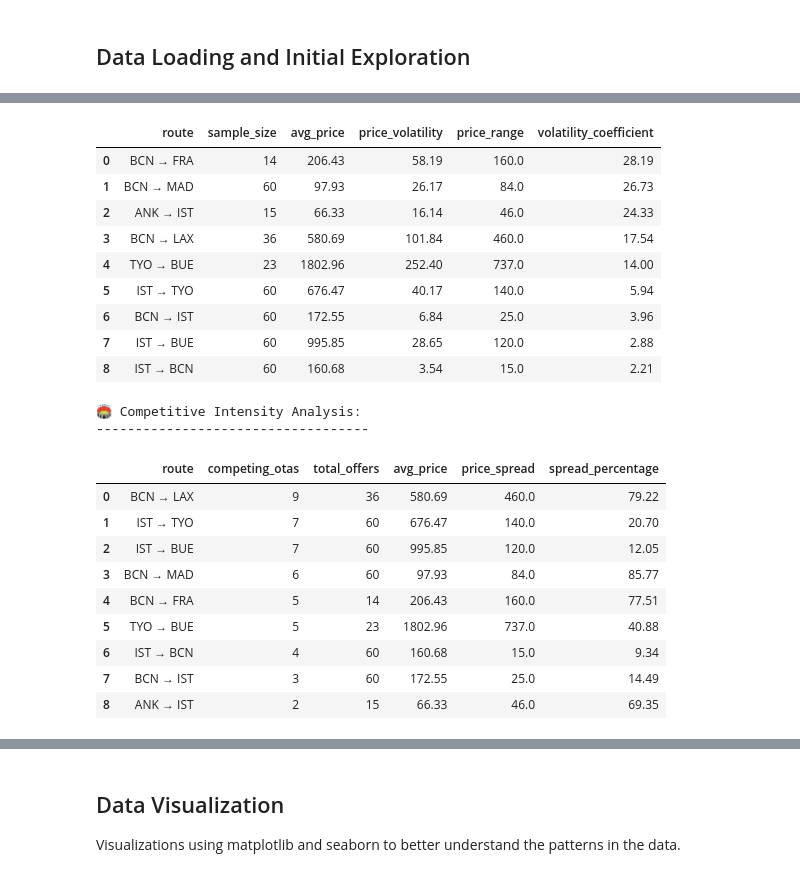
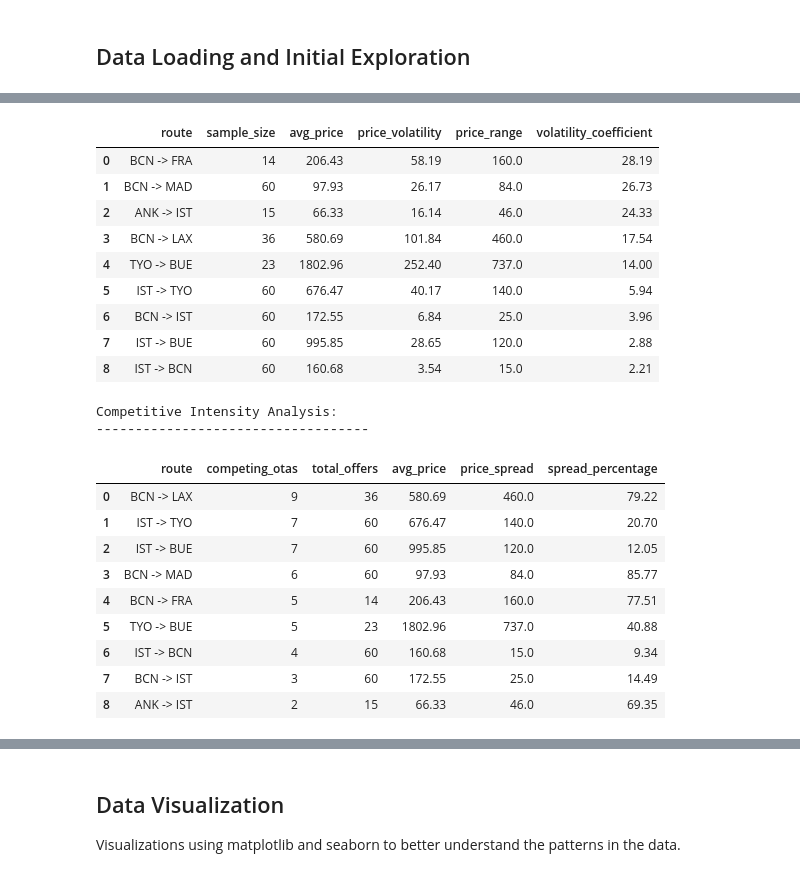
Before and after one commit to KaanDRoid/flight-price-monitoring, a Jupyter notebook: flight_analysis_duckdb.ipynb, the cells around one changed output, grey strips where cells are left out. Saved outputs shown, nothing was run; the diff lists cells and outputs as text; code cells hidden in the pictures.

```diff
--- a/flight_analysis_duckdb.ipynb
+++ b/flight_analysis_duckdb.ipynb
@@ -412,12 +412,12 @@ else:
 # %%
 if all_data:
     # 2. Route Analysis - Finding cheapest routes
-    print("\n✈️ Route Analysis - Cheapest Prices:")
+    print("\nRoute Analysis - Cheapest Prices:")
     print("=" * 40)
 
     route_query = """
     SELECT
-        origin || ' → ' || destination AS route,
+        origin || ' -> ' || destination AS route,
         MIN(price_eur) AS cheapest_price,
         MAX(price_eur) AS most_expensive_price,
         ROUND(AVG(price_eur), 2) AS avg_price,
@@ -431,7 +431,7 @@ if all_data:
     print(route_results)
 
     # 3. Date based Analysis
-    print("\n📅 Monthly Price Analysis:")
+    print("\nMonthly Price Analysis:")
     print("=" * 25)
 
     date_query = """
@@ -449,16 +449,16 @@ if all_data:
     date_results = con.execute(date_query).df()
     print(date_results)
 
-    print("🔍 ADVANCED TIME-SERIES INSIGHTS")
+    print("ADVANCED TIME-SERIES INSIGHTS")
     print("=" * 45)
 
     # 1. Price volatility analysis by route
-    print("📊 Price Volatility by Route:")
+    print("Price Volatility by Route:")
     print("-" * 30)
 
     volatility_analysis = con.execute("""
         SELECT
-            CONCAT(origin, ' → ', destination) as route,
+            CONCAT(origin, ' -> ', destination) as route,
             COUNT(*) as sample_size,
             ROUND(AVG(price_eur), 2) as avg_price,
             ROUND(STDDEV(price_eur), 2) as price_volatility,
@@ -473,12 +473,12 @@ if all_data:
     display(volatility_analysis)
 
     # 2. Competitive intensity analysis
-    print(f"\n🏟️ Competitive Intensity Analysis:")
+    print(f"\nCompetitive Intensity Analysis:")
     print("-" * 35)
 
     competition_analysis = con.execute("""
         SELECT
-            CONCAT(origin, ' → ', destination) as route,
+            CONCAT(origin, ' -> ', destination) as route,
             COUNT(DISTINCT gate) as competing_otas,
             COUNT(*) as total_offers,
             ROUND(AVG(price_eur), 2) as avg_price,
@@ -494,7 +494,7 @@ if all_data:
 
     # 3. Time series price change detection
     if len(available_snapshots) > 1:
-        print(f"\n⏰ PRICE CHANGE DETECTION")
+        print(f"\nPRICE CHANGE DETECTION")
         print("-" * 25)
 
         # Load comparison results if available
@@ -505,30 +505,30 @@ if all_data:
             latest_comparison = sorted(comparison_files)[-1]
             price_changes = pd.read_csv(latest_comparison)
 
-            print(f"📊 Latest comparison analysis:")
-            print(f"   • File: {latest_comparison.name}")
-            print(f"   • Tracked flights: {len(price_changes):,}")
-            print(f"   • Price changes detected: {len(price_changes[price_changes['price_diff'] != 0]):,}")
+            print(f"Latest comparison analysis:")
+            print(f"   - File: {latest_comparison.name}")
+            print(f"   - Tracked flights: {len(price_changes):,}")
+            print(f"   - Price changes detected: {len(price_changes[price_changes['price_diff'] != 0]):,}")
 
             # Biggest movers
             if len(price_changes[price_changes['price_diff'] != 0]) > 0:
-                print(f"\n🔺 Biggest Price Increases:")
+                print(f"\nBiggest Price Increases:")
                 increases = price_changes.nlargest(5, 'price_diff')[['route', 'gate', 'price_diff', 'change_pct']]
                 for _, row in increases.iterrows():
-                    print(f"   • {row['route']} ({row['gate']}): +€{row['price_diff']:.2f} ({row['change_pct']:+.1f}%)")
+                    print(f"   - {row['route']} ({row['gate']}): +EUR {row['price_diff']:.2f} ({row['change_pct']:+.1f}%)")
 
-                print(f"\n🔻 Biggest Price Decreases:")
+                print(f"\nBiggest Price Decreases:")
                 decreases = price_changes.nsmallest(5, 'price_diff')[['route', 'gate', 'price_diff', 'change_pct']]
                 for _, row in decreases.iterrows():
-                    print(f"   • {row['route']} ({row['gate']}): €{row['price_diff']:.2f} ({row['change_pct']:+.1f}%)")
+                    print(f"   - {row['route']} ({row['gate']}): EUR {row['price_diff']:.2f} ({row['change_pct']:+.1f}%)")
 
     # 4. Market opportunity analysis
-    print(f"\n💎 MARKET OPPORTUNITY ANALYSIS")
+    print(f"\nMARKET OPPORTUNITY ANALYSIS")
     print("-" * 35)
 
     opportunity_analysis = con.execute("""
         SELECT
-            CONCAT(origin, ' → ', destination) as route,
+            CONCAT(origin, ' -> ', destination) as route,
             COUNT(DISTINCT gate) as current_otas,
             ROUND(AVG(price_eur), 2) as avg_price,
             ROUND((MAX(price_eur) - MIN(price_eur)) / MIN(price_eur) * 100, 2) as price_gap_pct,
@@ -553,6 +553,6 @@ if all_data:
     display(opportunity_analysis)
 
 else:
-    print("❌ No data available for analysis!")
-    print("🎯 Please run fetch_prices.py first to collect data.")
+    print("No data available for analysis!")
+    print("Please run fetch_prices.py first to collect data.")
 # %% [output]
@@ -575,23 +575,23 @@ else:
 ------------------------------
 |  | route | sample_size | avg_price | price_volatility | price_range | volatility_coefficient |
-| 0 | BCN → FRA | 14 | 206.43 | 58.19 | 160.0 | 28.19 |
-| 1 | BCN → MAD | 60 | 97.93 | 26.17 | 84.0 | 26.73 |
-| 2 | ANK → IST | 15 | 66.33 | 16.14 | 46.0 | 24.33 |
-| 3 | BCN → LAX | 36 | 580.69 | 101.84 | 460.0 | 17.54 |
-| 4 | TYO → BUE | 23 | 1802.96 | 252.40 | 737.0 | 14.00 |
-| 5 | IST → TYO | 60 | 676.47 | 40.17 | 140.0 | 5.94 |
-| 6 | BCN → IST | 60 | 172.55 | 6.84 | 25.0 | 3.96 |
-| 7 | IST → BUE | 60 | 995.85 | 28.65 | 120.0 | 2.88 |
-| 8 | IST → BCN | 60 | 160.68 | 3.54 | 15.0 | 2.21 |
+| 0 | BCN -> FRA | 14 | 206.43 | 58.19 | 160.0 | 28.19 |
+| 1 | BCN -> MAD | 60 | 97.93 | 26.17 | 84.0 | 26.73 |
+| 2 | ANK -> IST | 15 | 66.33 | 16.14 | 46.0 | 24.33 |
+| 3 | BCN -> LAX | 36 | 580.69 | 101.84 | 460.0 | 17.54 |
+| 4 | TYO -> BUE | 23 | 1802.96 | 252.40 | 737.0 | 14.00 |
+| 5 | IST -> TYO | 60 | 676.47 | 40.17 | 140.0 | 5.94 |
+| 6 | BCN -> IST | 60 | 172.55 | 6.84 | 25.0 | 3.96 |
+| 7 | IST -> BUE | 60 | 995.85 | 28.65 | 120.0 | 2.88 |
+| 8 | IST -> BCN | 60 | 160.68 | 3.54 | 15.0 | 2.21 |
-🏟️ Competitive Intensity Analysis:
+Competitive Intensity Analysis:
 -----------------------------------
 |  | route | competing_otas | total_offers | avg_price | price_spread | spread_percentage |
-| 0 | BCN → LAX | 9 | 36 | 580.69 | 460.0 | 79.22 |
-| 1 | IST → TYO | 7 | 60 | 676.47 | 140.0 | 20.70 |
-| 2 | IST → BUE | 7 | 60 | 995.85 | 120.0 | 12.05 |
-| 3 | BCN → MAD | 6 | 60 | 97.93 | 84.0 | 85.77 |
-| 4 | BCN → FRA | 5 | 14 | 206.43 | 160.0 | 77.51 |
-| 5 | TYO → BUE | 5 | 23 | 1802.96 | 737.0 | 40.88 |
-| 6 | IST → BCN | 4 | 60 | 160.68 | 15.0 | 9.34 |
-| 7 | BCN → IST | 3 | 60 | 172.55 | 25.0 | 14.49 |
-| 8 | ANK → IST | 2 | 15 | 66.33 | 46.0 | 69.35 |
+| 0 | BCN -> LAX | 9 | 36 | 580.69 | 460.0 | 79.22 |
+| 1 | IST -> TYO | 7 | 60 | 676.47 | 140.0 | 20.70 |
+| 2 | IST -> BUE | 7 | 60 | 995.85 | 120.0 | 12.05 |
+| 3 | BCN -> MAD | 6 | 60 | 97.93 | 84.0 | 85.77 |
+| 4 | BCN -> FRA | 5 | 14 | 206.43 | 160.0 | 77.51 |
+| 5 | TYO -> BUE | 5 | 23 | 1802.96 | 737.0 | 40.88 |
+| 6 | IST -> BCN | 4 | 60 | 160.68 | 15.0 | 9.34 |
+| 7 | BCN -> IST | 3 | 60 | 172.55 | 25.0 | 14.49 |
+| 8 | ANK -> IST | 2 | 15 | 66.33 | 46.0 | 69.35 |
```
Also changed, not shown: parts of 9 cells of this notebook, 3 other files.
